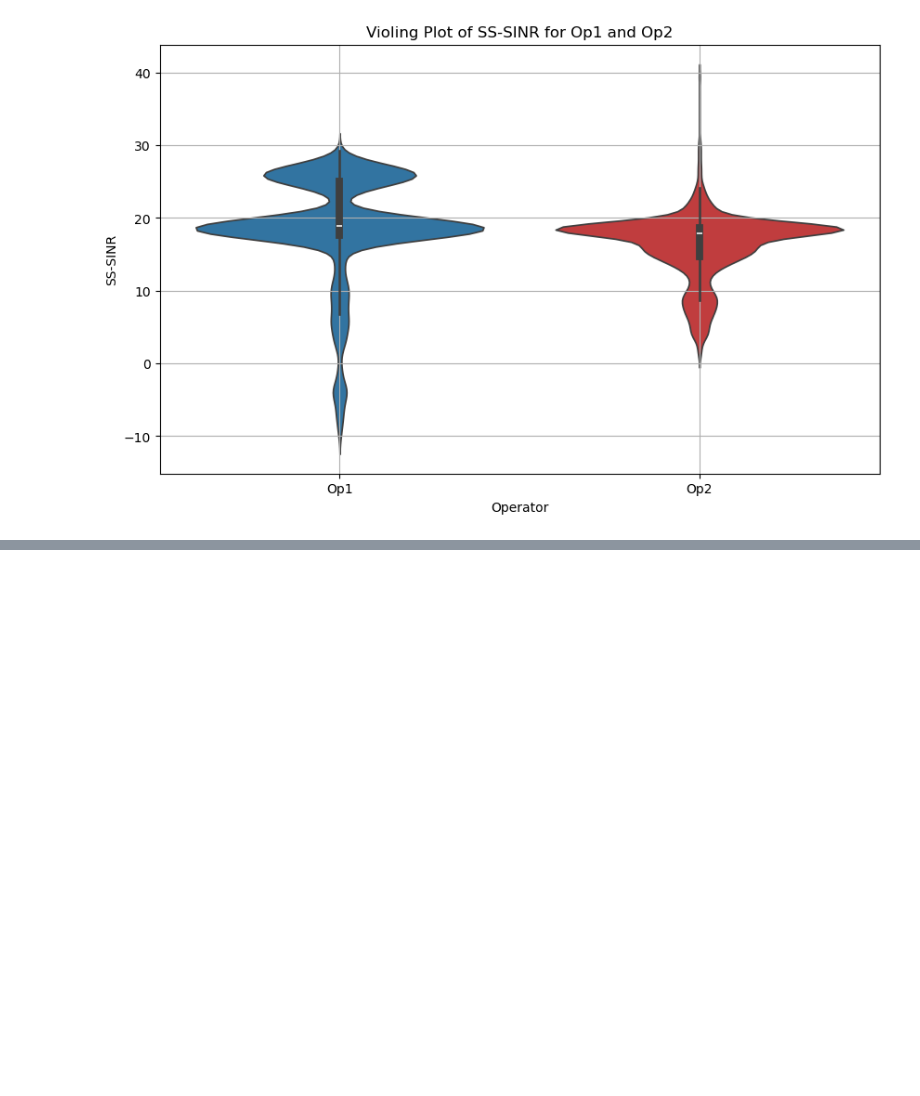
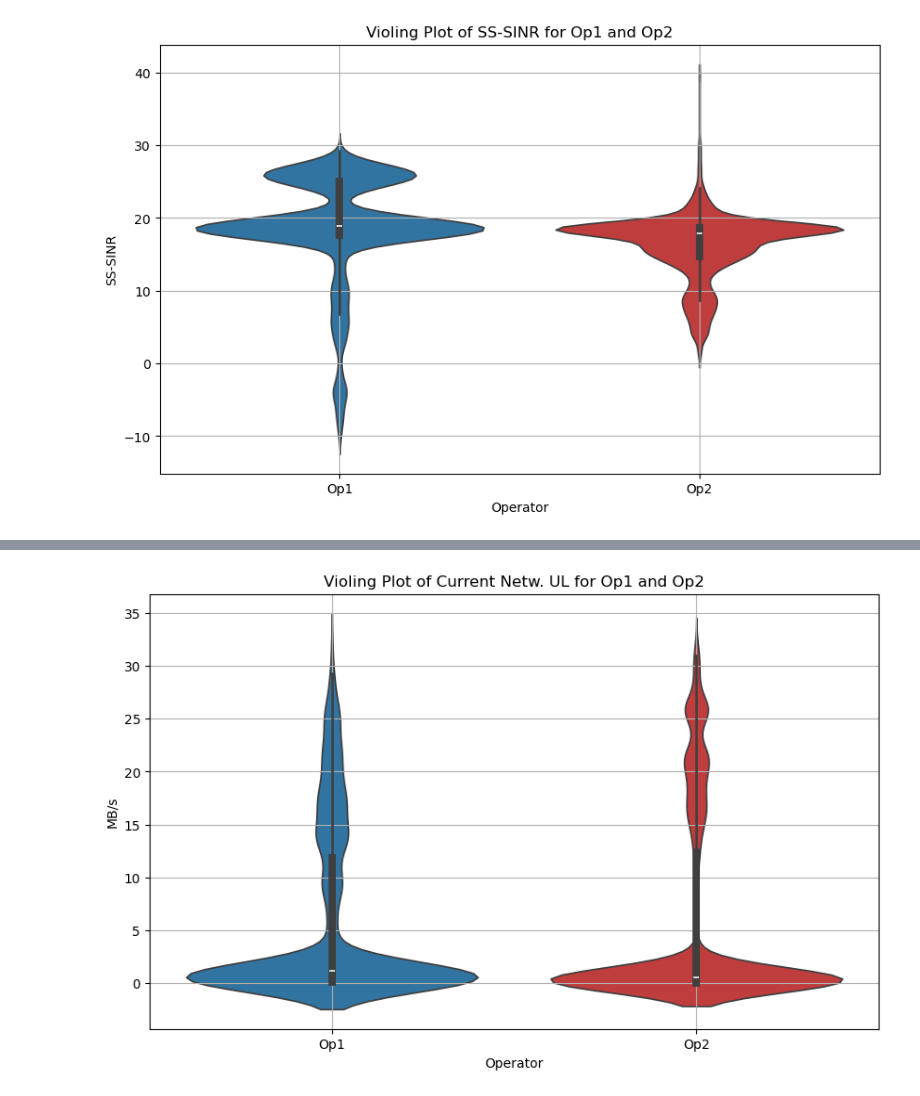
Before and after one commit to carolinevannebo/Remote-Education, a Jupyter notebook: IN5060_Caro.ipynb, the cells around one changed output, grey strips where cells are left out. Saved outputs shown, nothing was run; the diff lists cells and outputs as text; code cells hidden in the pictures; blank space fills up the shorter version.

```diff
--- a/IN5060_Caro.ipynb
+++ b/IN5060_Caro.ipynb
@@ -168,0 +306,4 @@ Amount of rows with Op2: 3549
+# %%
+plot_violin_t(cur_net_ul, combined_data_t)
+# %% [output]
+[figure, added]
```
Also changed, not shown: parts of 15 cells of this notebook.
